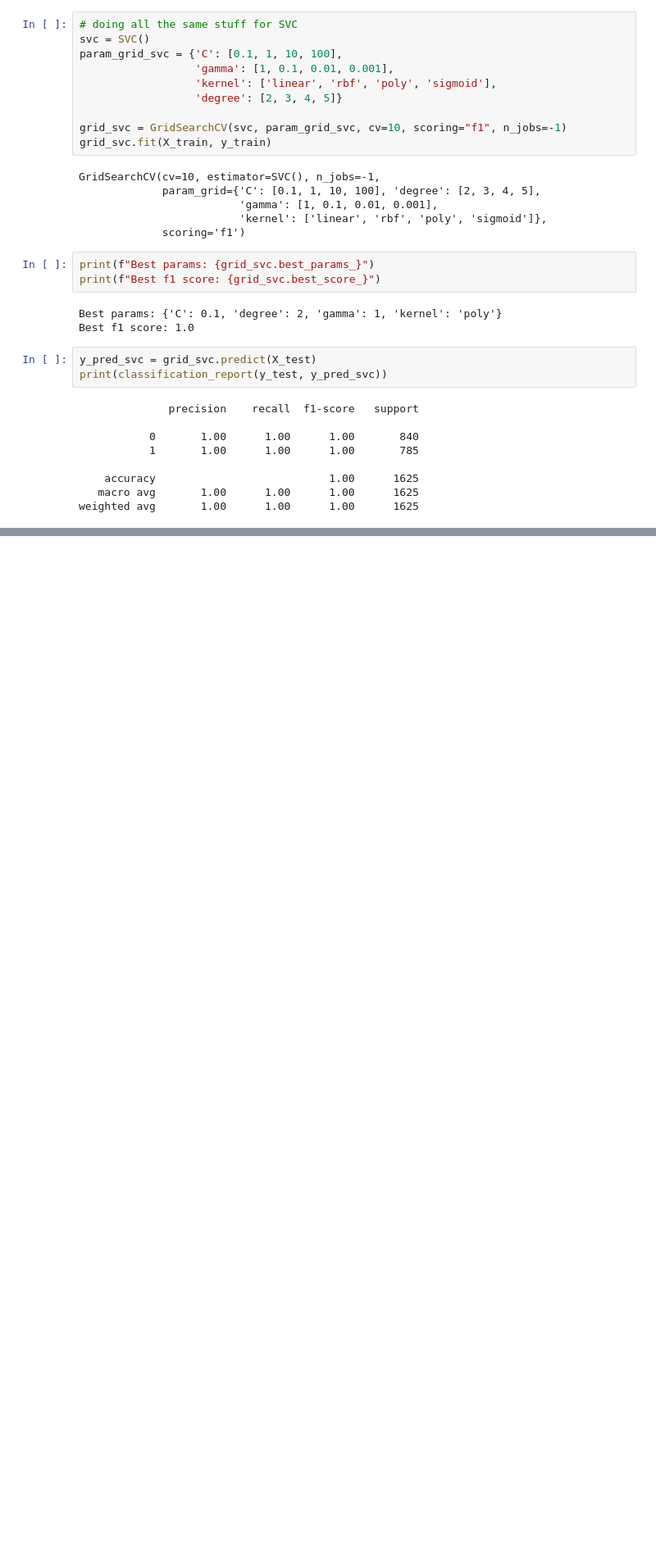
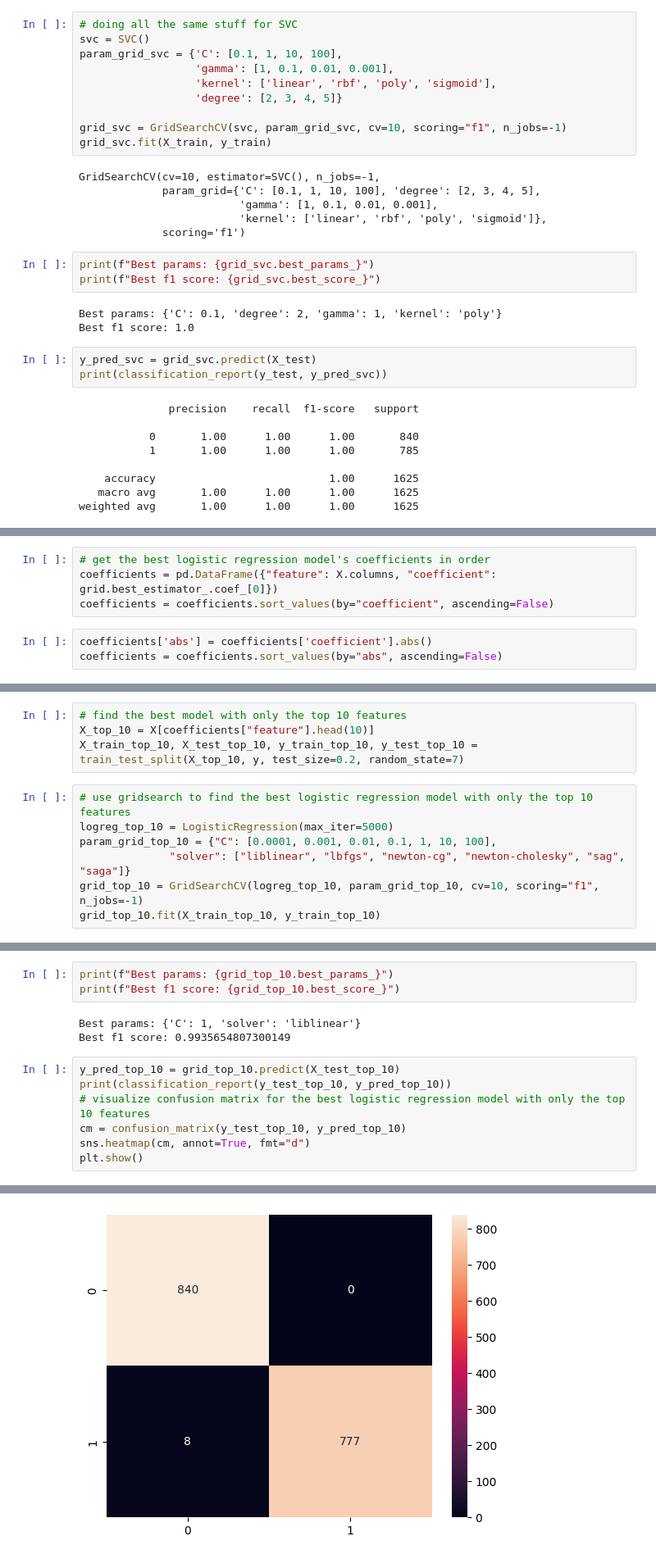
Before and after one commit to sethbeckett/cs6830_project7, a Jupyter notebook: seth.ipynb, the cells around one changed output, grey strips where cells are left out. Shown at 82% size. Drawn from its saved outputs; the diff is of its cells as text; blank space fills up the shorter version.

Commit message:
found simplest models

```diff
--- a/seth.ipynb
+++ b/seth.ipynb
@@ -102,0 +137,7 @@ weighted avg       1.00      1.00      1.00      1625
+# %%
+# get the best logistic regression model's coefficients in order
+coefficients = pd.DataFrame({"feature": X.columns, "coefficient": grid.best_estimator_.coef_[0]})
+coefficients = coefficients.sort_values(by="coefficient", ascending=False)
+# %%
+coefficients['abs'] = coefficients['coefficient'].abs()
+coefficients = coefficients.sort_values(by="abs", ascending=False)
@@ -102,0 +165,11 @@ weighted avg       1.00      1.00      1.00      1625
+# %%
+# find the best model with only the top 10 features
+X_top_10 = X[coefficients["feature"].head(10)]
+X_train_top_10, X_test_top_10, y_train_top_10, y_test_top_10 = train_test_split(X_top_10, y, test_size=0.2, random_state=7)
+# %%
+# use gridsearch to find the best logistic regression model with only the top 10 features
+logreg_top_10 = LogisticRegression(max_iter=5000)
+param_grid_top_10 = {"C": [0.0001, 0.001, 0.01, 0.1, 1, 10, 100],
+              "solver": ["liblinear", "lbfgs", "newton-cg", "newton-cholesky", "sag", "saga"]}
+grid_top_10 = GridSearchCV(logreg_top_10, param_grid_top_10, cv=10, scoring="f1", n_jobs=-1)
+grid_top_10.fit(X_train_top_10, y_train_top_10)
@@ -102,0 +182,14 @@ weighted avg       1.00      1.00      1.00      1625
+# %%
+print(f"Best params: {grid_top_10.best_params_}")
+print(f"Best f1 score: {grid_top_10.best_score_}")
+# %% [output]
+Best params: {'C': 1, 'solver': 'liblinear'}
+Best f1 score: 0.9935654807300149
+# %%
+y_pred_top_10 = grid_top_10.predict(X_test_top_10)
+print(classification_report(y_test_top_10, y_pred_top_10))
+# visualize confusion matrix for the best logistic regression model with only the top 10 features
+cm = confusion_matrix(y_test_top_10, y_pred_top_10)
+sns.heatmap(cm, annot=True, fmt="d")
+plt.show()
+# %% [output]
@@ -102,0 +204 @@ weighted avg       1.00      1.00      1.00      1625
+[figure, added]
```
Also changed, not shown: parts of 29 cells of this notebook.
